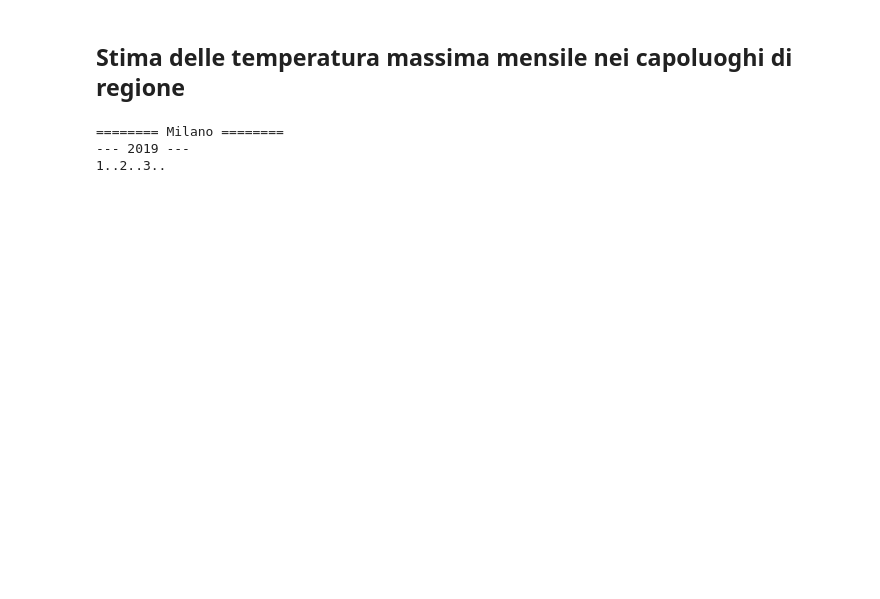
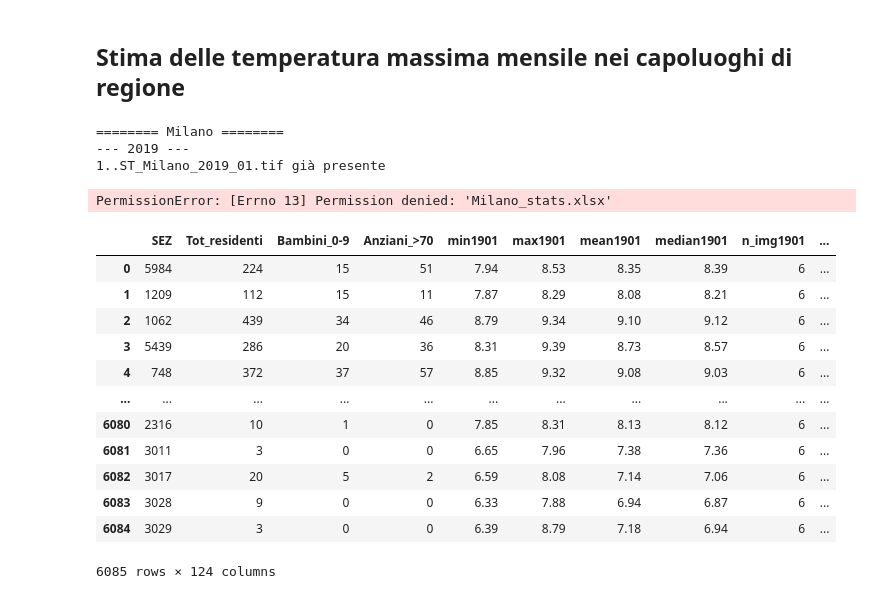
Before and after one commit to cimbelli/Surface-Heat-Islands, a Jupyter notebook: temperatura_stats_mese_capoluoghi-regione_1.19.ipynb, the cells around one changed output. Saved outputs shown, nothing was run; the diff lists cells and outputs as text; code cells hidden in the pictures; blank space fills up the shorter version.

```diff
--- a/temperatura_stats_mese_capoluoghi-regione_1.19.ipynb
+++ b/temperatura_stats_mese_capoluoghi-regione_1.19.ipynb
@@ -163,7 +165,7 @@ for i in range(len(cc['features'])):           # for all the records
 
         for mese in mesi:
             #mese2 = ('0' + str(mese+1)) if mese < 9 else str(mese+1)
-            mese1 = ('0' + str(mese)) if mese < 9 else str(mese)
+            mese1 = ('0' + str(mese)) if mese < 10 else str(mese)
             nome_img = 'ST_' + comune + '_'+ str(anno) + '_'+ str(mese1) + '.tif'
             print(mese, end='..')
             if not(os.path.isfile(nome_img)):
@@ -189,7 +191,7 @@ for i in range(len(cc['features'])):           # for all the records
 
                   scarica(thermal, nome_img, region)
                 else:
-                  print('nessuna immagine nel periodo selezionato')
+                  print('-nessuna immagine nel periodo selezionato',end='..')
                   continue
             else:
                 print(nome_img, 'già presente')
@@ -200,19 +202,35 @@ for i in range(len(cc['features'])):           # for all the records
             sdf = sdf.round(2)
             sdf.rename(columns={'min':'min'+anno1+mese1,'max':'max'+anno1+mese1,'median':'median'+anno1+mese1,'mean':'mean'+anno1+mese1}, inplace=True)
             sdf['n_img'+anno1+mese1] = n_img
-            sdf['class'+anno1+mese1] = pd.cut(sdf[stat_map + anno1 + mese1], bins=class_intervals, labels=False)
+            #sdf['class'+anno1+mese1] = pd.cut(sdf[stat_map + anno1 + mese1], bins=class_intervals, labels=False)
             df_sez11 = pd.concat([df_sez11, sdf], axis=1)
             stats.clear()
 
             sdf2 = df_sez11.drop(['COD_REG','PRO_COM','P14','P15','P28','P29'], axis=1)
             sdf3 = sdf2.drop(['geometry'], axis=1)
             sdf3.to_excel(comune + '_stats.xlsx', index=False)
+            print('')
 # %% [output]
 ======== Milano ========
 --- 2019 ---
-1..2..3..
+1..ST_Milano_2019_01.tif già presente
+PermissionError: [Errno 13] Permission denied: 'Milano_stats.xlsx'
 # %%
-sdf
+sdf3
+# %% [output]
+|  | SEZ | Tot_residenti | Bambini_0-9 | Anziani_>70 | min1901 | max1901 | mean1901 | median1901 | n_img1901 | ... |
+| 0 | 5984 | 224 | 15 | 51 | 7.94 | 8.53 | 8.35 | 8.39 | 6 | ... |
+| 1 | 1209 | 112 | 15 | 11 | 7.87 | 8.29 | 8.08 | 8.21 | 6 | ... |
+| 2 | 1062 | 439 | 34 | 46 | 8.79 | 9.34 | 9.10 | 9.12 | 6 | ... |
+| 3 | 5439 | 286 | 20 | 36 | 8.31 | 9.39 | 8.73 | 8.57 | 6 | ... |
+| 4 | 748 | 372 | 37 | 57 | 8.85 | 9.32 | 9.08 | 9.03 | 6 | ... |
+| ... | ... | ... | ... | ... | ... | ... | ... | ... | ... | ... |
+| 6080 | 2316 | 10 | 1 | 0 | 7.85 | 8.31 | 8.13 | 8.12 | 6 | ... |
+| 6081 | 3011 | 3 | 0 | 0 | 6.65 | 7.96 | 7.38 | 7.36 | 6 | ... |
+| 6082 | 3017 | 20 | 5 | 2 | 6.59 | 8.08 | 7.14 | 7.06 | 6 | ... |
+| 6083 | 3028 | 9 | 0 | 0 | 6.33 | 7.88 | 6.94 | 6.87 | 6 | ... |
+| 6084 | 3029 | 3 | 0 | 0 | 6.39 | 8.79 | 7.18 | 6.94 | 6 | ... |
+6085 rows × 124 columns
 # %%
         # Crea la mappa per il comune e in estate
         m = folium.Map(location=(centro1.y[0],centro1.x[0] ), tiles="cartodb positron", zoom_start=12)
```
Also changed, not shown: parts of 2 cells of this notebook.
